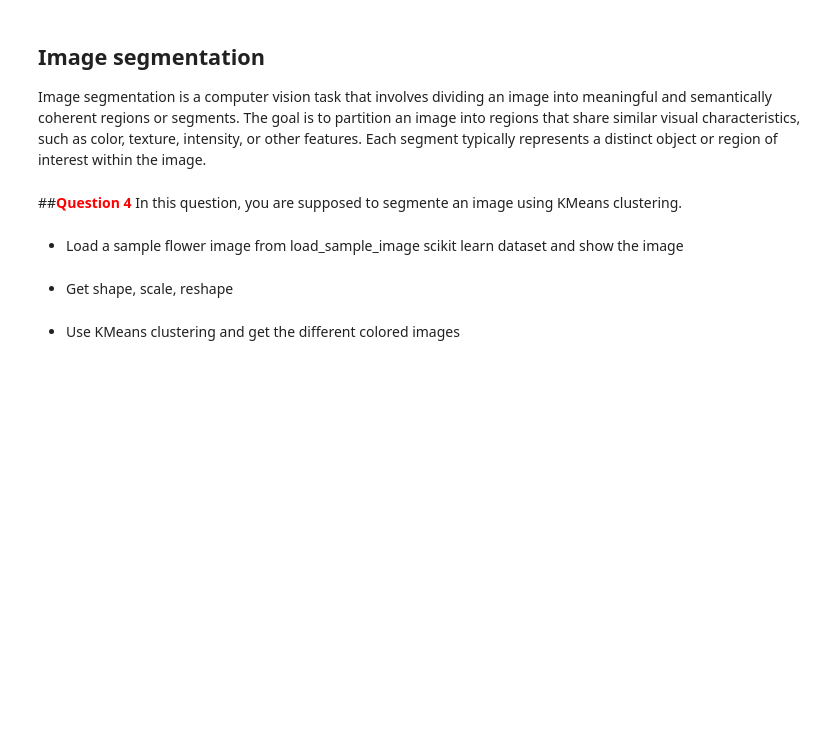
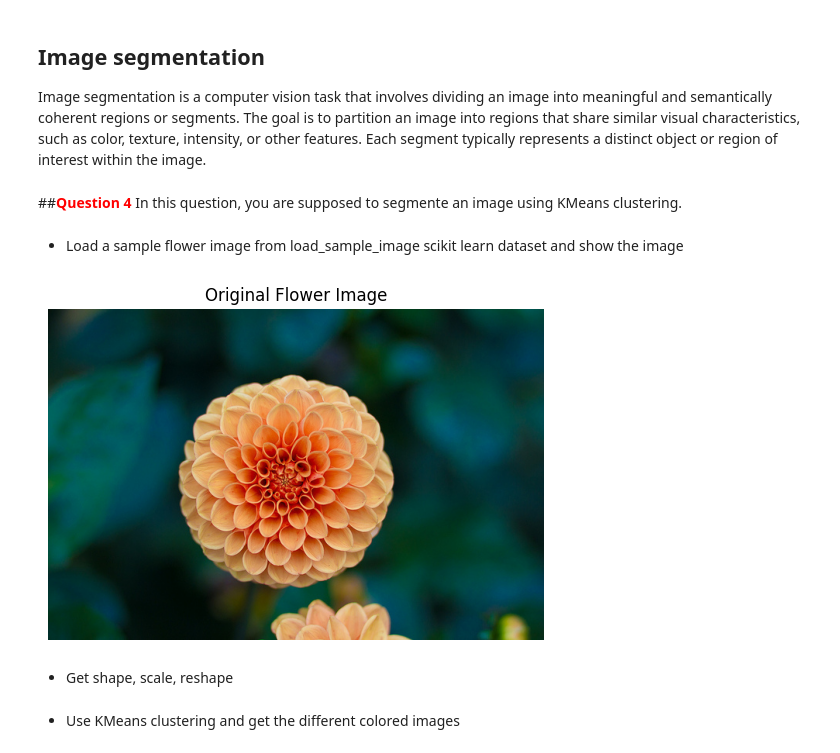
Before and after one commit to peyman886/machine-learning-coursework, a Jupyter notebook: Bahrak 1402-1/HomeWork/HW06/Machine_Learning_HW06.ipynb, the cells around one changed output. Cells and saved outputs as stored; diff of their text form; code cells hidden in the pictures; blank space fills up the shorter version.

```diff
--- a/Bahrak 1402-1/HomeWork/HW06/Machine_Learning_HW06.ipynb
+++ b/Bahrak 1402-1/HomeWork/HW06/Machine_Learning_HW06.ipynb
@@ -607,2 +604,13 @@ flower = load_sample_image("flower.jpg")
+# %%
+# Load the sample flower image
+flower = load_sample_image("flower.jpg")
+
+# Display the image
+plt.imshow(flower)
+plt.title("Original Flower Image")
+plt.axis('off')  # Turn off axis numbers and labels
+plt.show()
+# %% [output]
+[figure, added]
 # %% [markdown]
 - Get shape, scale, reshape
```
Also changed, not shown: parts of 19 cells of this notebook.
